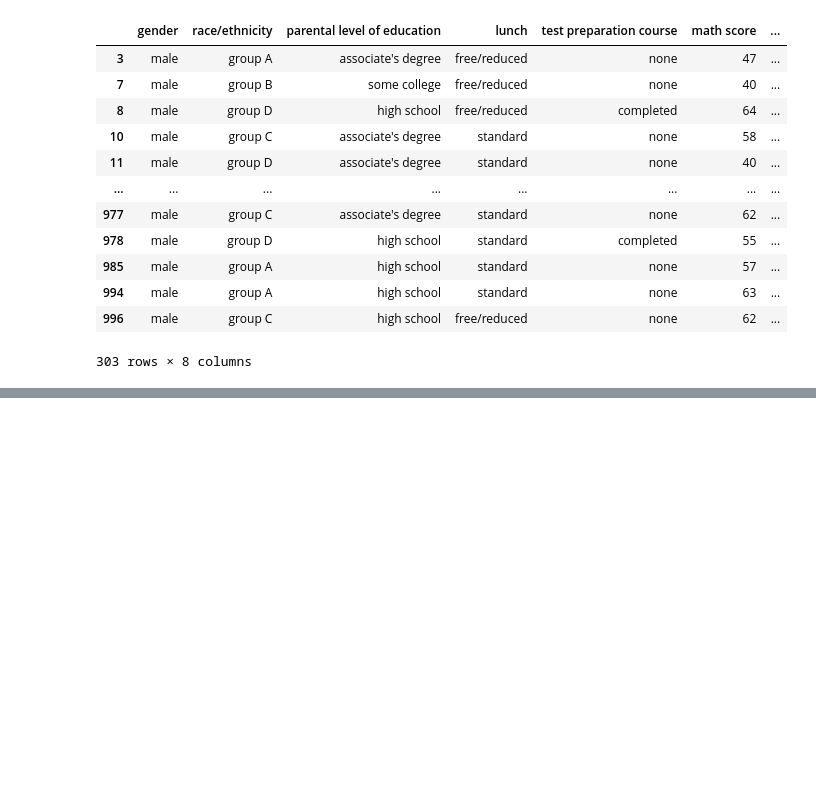
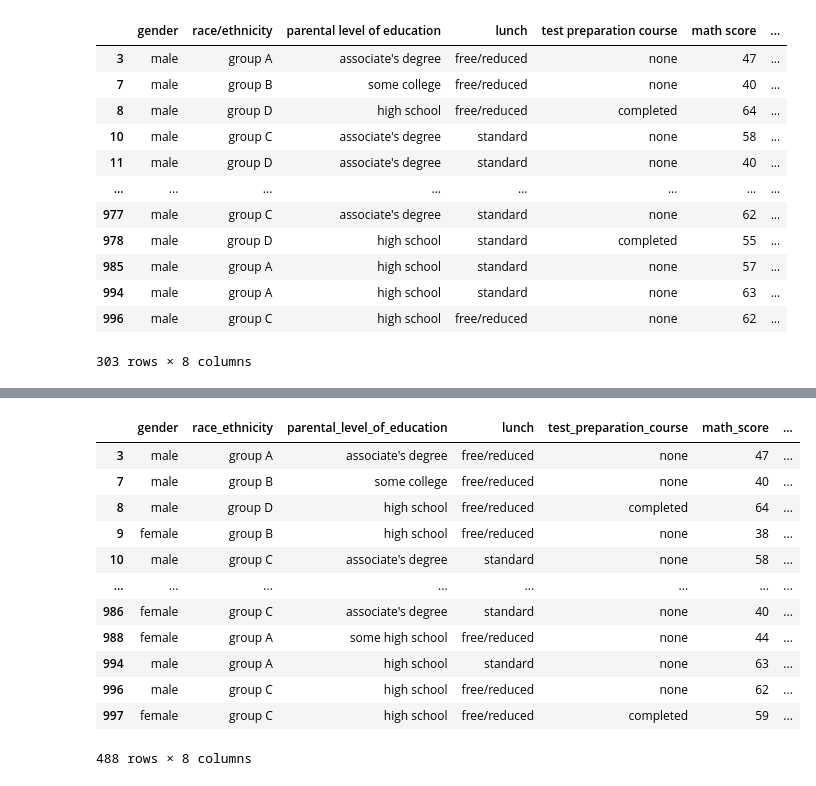
Before and after one commit to sschekotikhin/machine-learning, a Jupyter notebook: Stepik/DataScience/1_5.ipynb, the cells around one changed output, grey strips where cells are left out. Cells and saved outputs as stored; diff of their text form; code cells hidden in the pictures; blank space fills up the shorter version.

```diff
--- a/Stepik/DataScience/1_5.ipynb
+++ b/Stepik/DataScience/1_5.ipynb
@@ -108,0 +158,17 @@ sp_df.loc[(sp_df['writing score'] < mean_ws) & (sp_df.gender == 'male')]
+# %%
+avg_writing_score = sp_df.writing_score.mean()
+sp_df.query('writing_score < @avg_writing_score') # через собаку можно обращатьс к переменным кода
+# %% [output]
+|  | gender | race_ethnicity | parental_level_of_education | lunch | test_preparation_course | math_score | ... |
+| 3 | male | group A | associate's degree | free/reduced | none | 47 | ... |
+| 7 | male | group B | some college | free/reduced | none | 40 | ... |
+| 8 | male | group D | high school | free/reduced | completed | 64 | ... |
+| 9 | female | group B | high school | free/reduced | none | 38 | ... |
+| 10 | male | group C | associate's degree | standard | none | 58 | ... |
+| ... | ... | ... | ... | ... | ... | ... | ... |
+| 986 | female | group C | associate's degree | standard | none | 40 | ... |
+| 988 | female | group A | some high school | free/reduced | none | 44 | ... |
+| 994 | male | group A | high school | standard | none | 63 | ... |
+| 996 | male | group C | high school | free/reduced | none | 62 | ... |
+| 997 | female | group C | high school | free/reduced | completed | 59 | ... |
+488 rows × 8 columns
```
Also changed, not shown: parts of 14 cells of this notebook.
